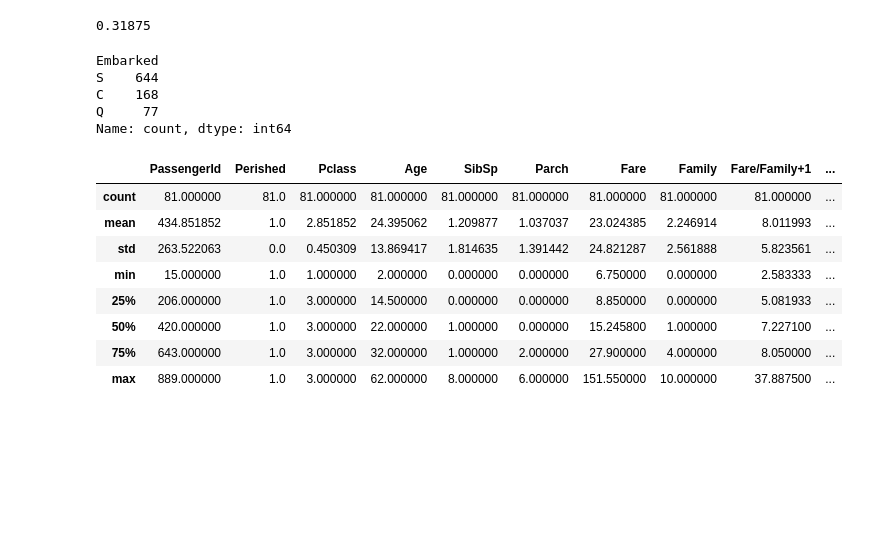
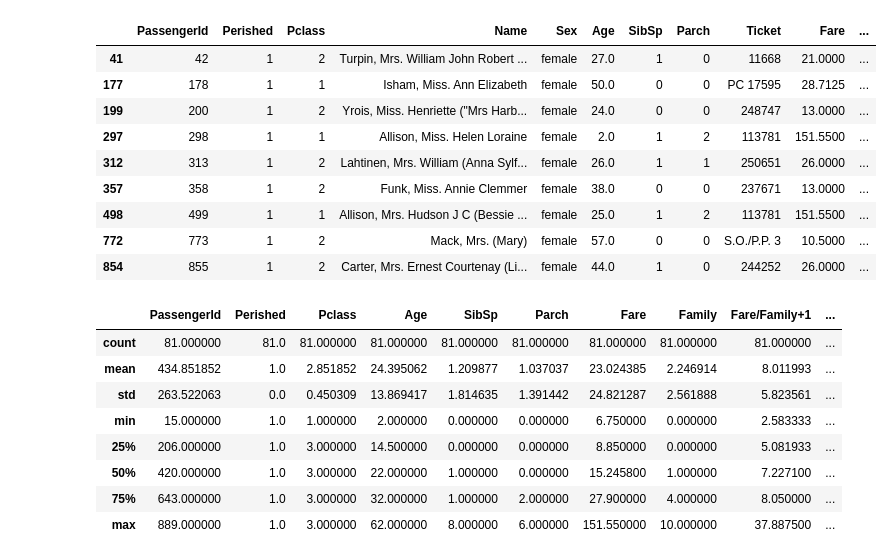
Before and after one commit to saka2ki/GCI, a Jupyter notebook: titanic/notebook/lightgbm.ipynb, the cells around one changed output. Saved outputs shown, nothing was run; the diff lists cells and outputs as text; code cells hidden in the pictures; blank space fills up the shorter version.

```diff
--- a/titanic/notebook/lightgbm.ipynb
+++ b/titanic/notebook/lightgbm.ipynb
@@ -304,18 +304,19 @@ def preprocess(path):
 df_train = preprocess("../data/train.csv")
 df_test = preprocess("../data/test.csv")
 # %%
-S = df_train[df_train['Fare']>50]
-S[S['Perished']==1].shape[0] / S.shape[0]
+S = df_train[df_train['PclassFemale']==True]
+S[S['Perished']==1]
 # %% [output]
-0.31875
+|  | PassengerId | Perished | Pclass | Name | Sex | Age | SibSp | Parch | Ticket | Fare | ... |
+| 41 | 42 | 1 | 2 | Turpin, Mrs. William John Robert ... | female | 27.0 | 1 | 0 | 11668 | 21.0000 | ... |
+| 177 | 178 | 1 | 1 | Isham, Miss. Ann Elizabeth | female | 50.0 | 0 | 0 | PC 17595 | 28.7125 | ... |
+| 199 | 200 | 1 | 2 | Yrois, Miss. Henriette ("Mrs Harb... | female | 24.0 | 0 | 0 | 248747 | 13.0000 | ... |
+| 297 | 298 | 1 | 1 | Allison, Miss. Helen Loraine | female | 2.0 | 1 | 2 | 113781 | 151.5500 | ... |
+| 312 | 313 | 1 | 2 | Lahtinen, Mrs. William (Anna Sylf... | female | 26.0 | 1 | 1 | 250651 | 26.0000 | ... |
+| 357 | 358 | 1 | 2 | Funk, Miss. Annie Clemmer | female | 38.0 | 0 | 0 | 237671 | 13.0000 | ... |
+| 498 | 499 | 1 | 1 | Allison, Mrs. Hudson J C (Bessie ... | female | 25.0 | 1 | 2 | 113781 | 151.5500 | ... |
+| 772 | 773 | 1 | 2 | Mack, Mrs. (Mary) | female | 57.0 | 0 | 0 | S.O./P.P. 3 | 10.5000 | ... |
+| 854 | 855 | 1 | 2 | Carter, Mrs. Ernest Courtenay (Li... | female | 44.0 | 1 | 0 | 244252 | 26.0000 | ... |
-# %%
-df_train['Embarked'].value_counts()
-# %% [output]
-Embarked
-S    644
-C    168
-Q     77
-Name: count, dtype: int64
 # %%
 df_train[(df_train['Sex']=='female') & (df_train['Perished']==1)].describe()
 # %% [output]
```
Also changed, not shown: parts of 7 cells of this notebook, 1 other file.
